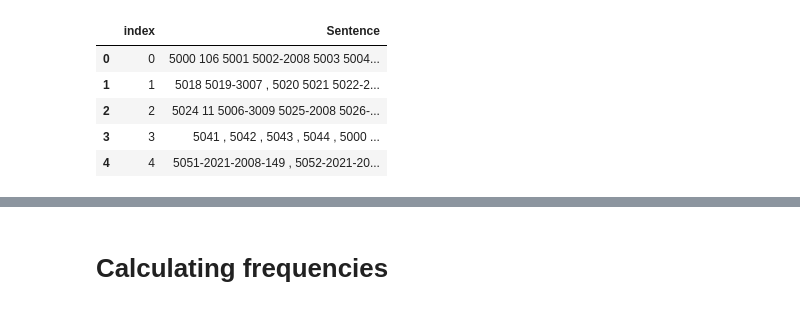
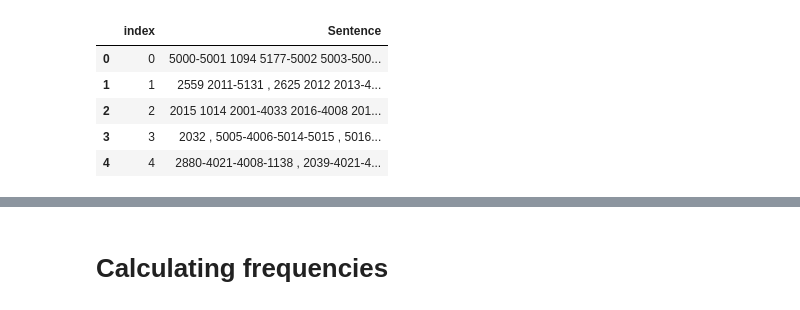
Before and after one commit to Kee2u/Deciphering_the_Indus_Valley_Script, a Jupyter notebook: Statistical_Analysis/Multivariate_Segmentation.ipynb, the cells around one changed output, grey strips where cells are left out. Saved outputs shown, nothing was run; the diff lists cells and outputs as text; code cells hidden in the pictures.

```diff
--- a/Statistical_Analysis/Multivariate_Segmentation.ipynb
+++ b/Statistical_Analysis/Multivariate_Segmentation.ipynb
@@ -18,14 +18,14 @@ pd.set_option('display.max_colwidth', None)
 engine = create_engine(db_string)
 # %%
 # Reading logosyllabic sentences data from postgreSQL
-logosyllabic_sentence_df = pd.read_sql_table('logo_syllabic_tamil_sentences_with_names', con=engine)
+logosyllabic_sentence_df = pd.read_sql_table('logo_syllabic_tamil_sentences', con=engine)
 logosyllabic_sentence_df.head()
 # %% [output]
 |  | index | Sentence |
-| 0 | 0 | 5000 106 5001 5002-2008 5003 5004... |
-| 1 | 1 | 5018 5019-3007 , 5020 5021 5022-2... |
-| 2 | 2 | 5024 11 5006-3009 5025-2008 5026-... |
-| 3 | 3 | 5041 , 5042 , 5043 , 5044 , 5000 ... |
-| 4 | 4 | 5051-2021-2008-149 , 5052-2021-20... |
+| 0 | 0 | 5000-5001 1094 5177-5002 5003-500... |
+| 1 | 1 | 2559 2011-5131 , 2625 2012 2013-4... |
+| 2 | 2 | 2015 1014 2001-4033 2016-4008 201... |
+| 3 | 3 | 2032 , 5005-4006-5014-5015 , 5016... |
+| 4 | 4 | 2880-4021-4008-1138 , 2039-4021-4... |
 # %%
 #Reading logosyllabic words from postgreSQL
```
Also changed, not shown: parts of 36 cells of this notebook.
